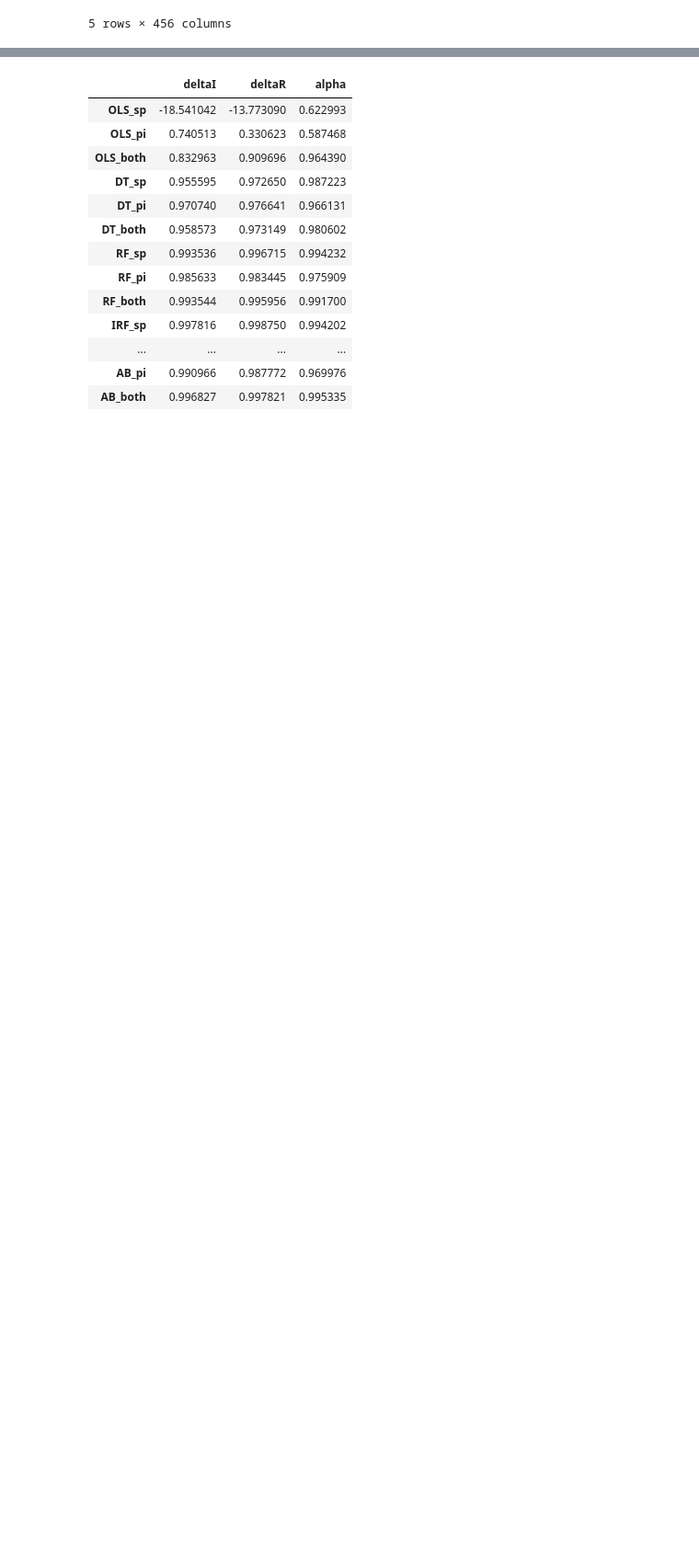
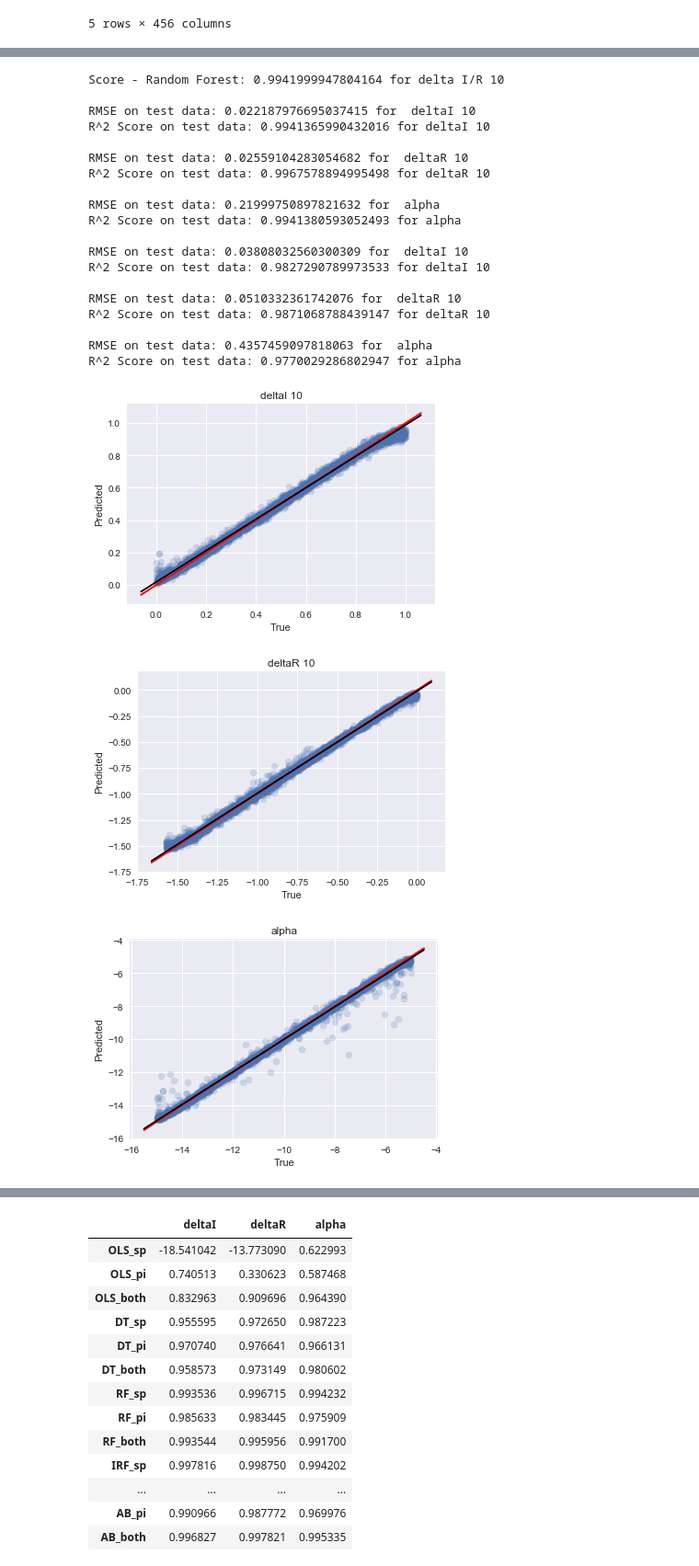
Before and after one commit to Lcollins91/DS_ResearchProject_ND, a Jupyter notebook: Hexagon_Spec_Models_v7_E0Mstarfixed_WithDispersion_BothKinds.ipynb, the cells around one changed output, grey strips where cells are left out. Shown at 92% size. Cells and saved outputs as stored; diff of their text form; code cells hidden in the pictures; blank space fills up the shorter version.

```diff
--- a/Hexagon_Spec_Models_v7_E0Mstarfixed_WithDispersion_BothKinds.ipynb
+++ b/Hexagon_Spec_Models_v7_E0Mstarfixed_WithDispersion_BothKinds.ipynb
@@ -156,0 +315,56 @@ data1.head()
+# %%
+rs = 42
+E0M_regr_RF_sp = RandomForestRegressor(max_depth = 40, n_estimators = 30, random_state=rs)
+
+E0M_model_RF_sp = E0M_regr_RF_sp.fit(X3_train, Y3_train)
+
+E0M_predictions_RF_sp = E0M_model_RF_sp.predict(X3_test)
+
+E0M_scores_RF = [r2_score(Y3_test['deltaI'], E0M_predictions_RF_sp[:,0]),
+                r2_score(Y3_test['deltaR'], E0M_predictions_RF_sp[:,1]),
+                r2_score(Y3_test['alpha'], E0M_predictions_RF_sp[:,2])]
+
+print('')
+print('Score - Random Forest:' , E0M_model_RF_sp.score(X3_test, Y3_test), 'for delta I/R 10')
+
+plotSummary(Y3_test['deltaI'], E0M_predictions_RF_sp[:,0], 'deltaI 10')
+plotSummary(Y3_test['deltaR'], E0M_predictions_RF_sp[:,1], 'deltaR 10')
+plotSummary(Y3_test['alpha'], E0M_predictions_RF_sp[:,2], 'alpha')
+
+rs = 42
+E0M_regr_RF_pi = RandomForestRegressor(max_depth = 40, n_estimators = 30, random_state=rs)
+
+E0M_model_RF_pi = E0M_regr_RF_pi.fit(X4_train, Y4_train)
+
+E0M_predictions_RF_pi = E0M_model_RF_pi.predict(X4_test)
+
+E0M_scores_RF_pi = [r2_score(Y4_test['deltaI'], E0M_predictions_RF_pi[:,0]),
+                   r2_score(Y4_test['deltaR'], E0M_predictions_RF_pi[:,1]),
+                   r2_score(Y4_test['alpha'], E0M_predictions_RF_pi[:,2])]
+
+plotSummary(Y4_test['deltaI'], E0M_predictions_RF_pi[:,0], 'deltaI 10')
+plotSummary(Y4_test['deltaR'], E0M_predictions_RF_pi[:,1], 'deltaR 10')
+plotSummary(Y4_test['alpha'], E0M_predictions_RF_pi[:,2], 'alpha')
+# %% [output]
+Score - Random Forest: 0.9941999947804164 for delta I/R 10
+
+RMSE on test data: 0.022187976695037415 for  deltaI 10
+R^2 Score on test data: 0.9941365990432016 for deltaI 10
+
+RMSE on test data: 0.02559104283054682 for  deltaR 10
+R^2 Score on test data: 0.9967578894995498 for deltaR 10
+
+RMSE on test data: 0.21999750897821632 for  alpha
+R^2 Score on test data: 0.9941380593052493 for alpha
+
+RMSE on test data: 0.03808032560300309 for  deltaI 10
+R^2 Score on test data: 0.9827290789973533 for deltaI 10
+
+RMSE on test data: 0.0510332361742076 for  deltaR 10
+R^2 Score on test data: 0.9871068788439147 for deltaR 10
+
+RMSE on test data: 0.4357459097818063 for  alpha
+R^2 Score on test data: 0.9770029286802947 for alpha
+[figure, added]
+[figure, added]
+[figure, added]
```
Also changed, not shown: parts of 53 cells of this notebook, 3 other files.
